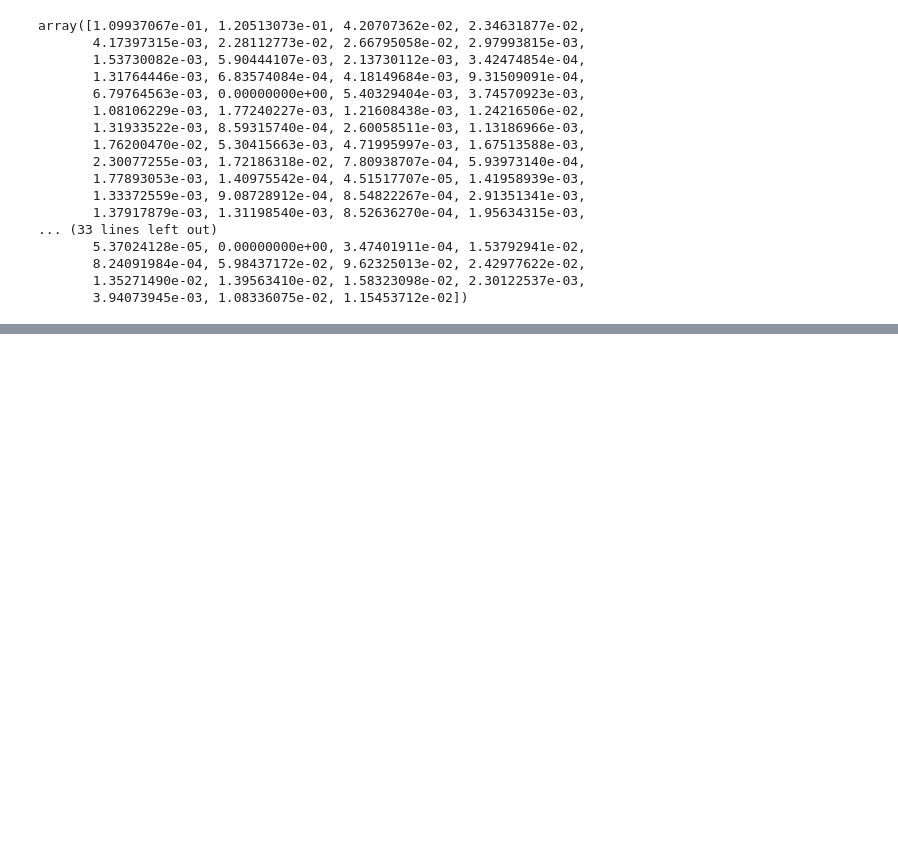
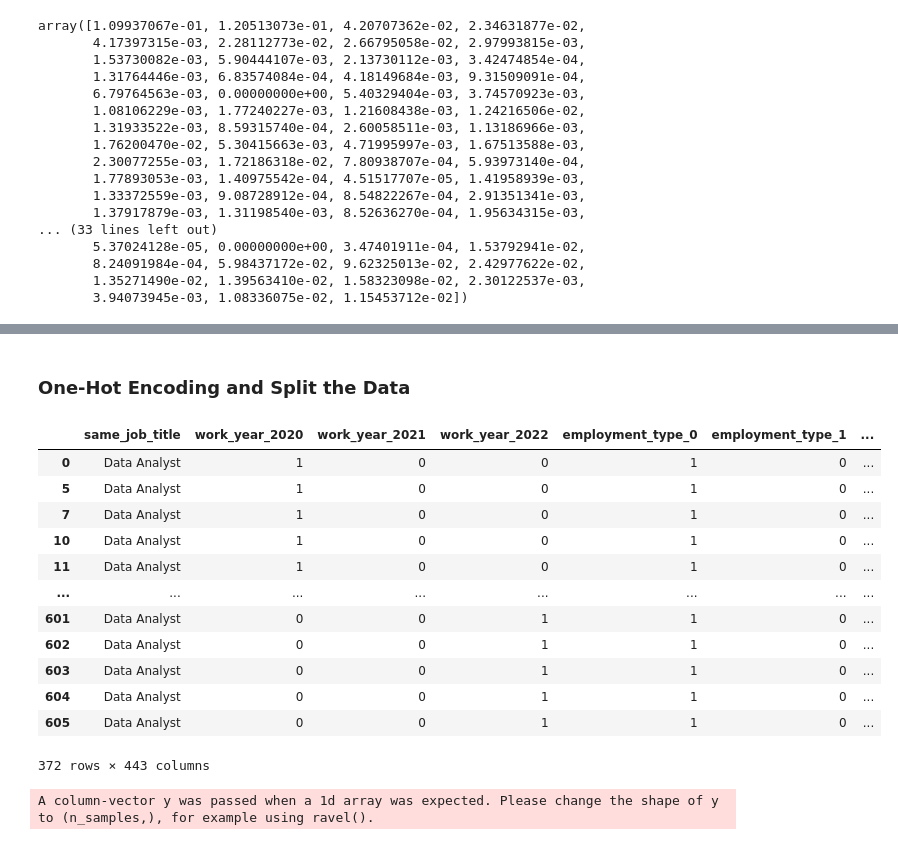
Before and after one commit to ceceliamcmillan/FinalProjectGroup01, a Jupyter notebook: NensiPandya- Final Project.ipynb, the cells around one changed output, grey strips where cells are left out. Cells and saved outputs as stored; diff of their text form; code cells hidden in the pictures; blank space fills up the shorter version.

```diff
--- a/NensiPandya- Final Project.ipynb
+++ b/NensiPandya- Final Project.ipynb
@@ -713,0 +771,20 @@ sorted(zip(rf_model.feature_importances_, X.columns), reverse=True)
+# %% [markdown]
+### One-Hot Encoding  and Split the Data
+# %%
+newdf = df2.copy()
+newdf = pd.get_dummies(data=newdf, columns=['work_year', 'employment_type', 'job_title', 'salary', 'salary_currency', 'salary_in_usd', 'remote_ratio'])
+newdf
+# %% [output]
+|  | same_job_title | work_year_2020 | work_year_2021 | work_year_2022 | employment_type_0 | employment_type_1 | ... |
+| 0 | Data Analyst | 1 | 0 | 0 | 1 | 0 | ... |
+| 5 | Data Analyst | 1 | 0 | 0 | 1 | 0 | ... |
+| 7 | Data Analyst | 1 | 0 | 0 | 1 | 0 | ... |
+| 10 | Data Analyst | 1 | 0 | 0 | 1 | 0 | ... |
+| 11 | Data Analyst | 1 | 0 | 0 | 1 | 0 | ... |
+| ... | ... | ... | ... | ... | ... | ... | ... |
+| 601 | Data Analyst | 0 | 0 | 1 | 1 | 0 | ... |
+| 602 | Data Analyst | 0 | 0 | 1 | 1 | 0 | ... |
+| 603 | Data Analyst | 0 | 0 | 1 | 1 | 0 | ... |
+| 604 | Data Analyst | 0 | 0 | 1 | 1 | 0 | ... |
+| 605 | Data Analyst | 0 | 0 | 1 | 1 | 0 | ... |
+372 rows × 443 columns
@@ -713,0 +813,5 @@ sorted(zip(rf_model.feature_importances_, X.columns), reverse=True)
+# %%
+# Fitting the model
+rf_model = rf_model.fit(X_train_scaled, y_train)
+# %% [output]
+A column-vector y was passed when a 1d array was expected. Please change the shape of y to (n_samples,), for example using ravel().
```
Also changed, not shown: parts of 32 cells of this notebook.
